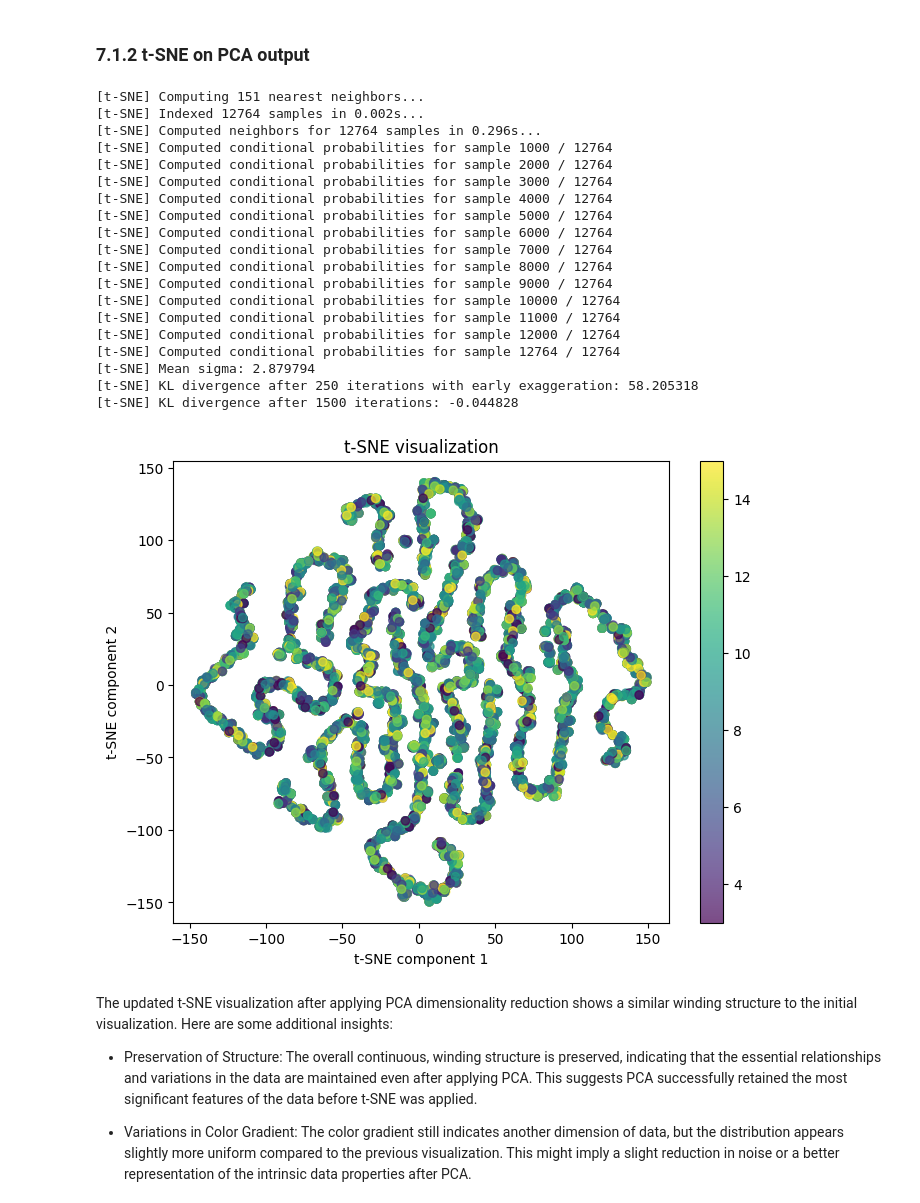
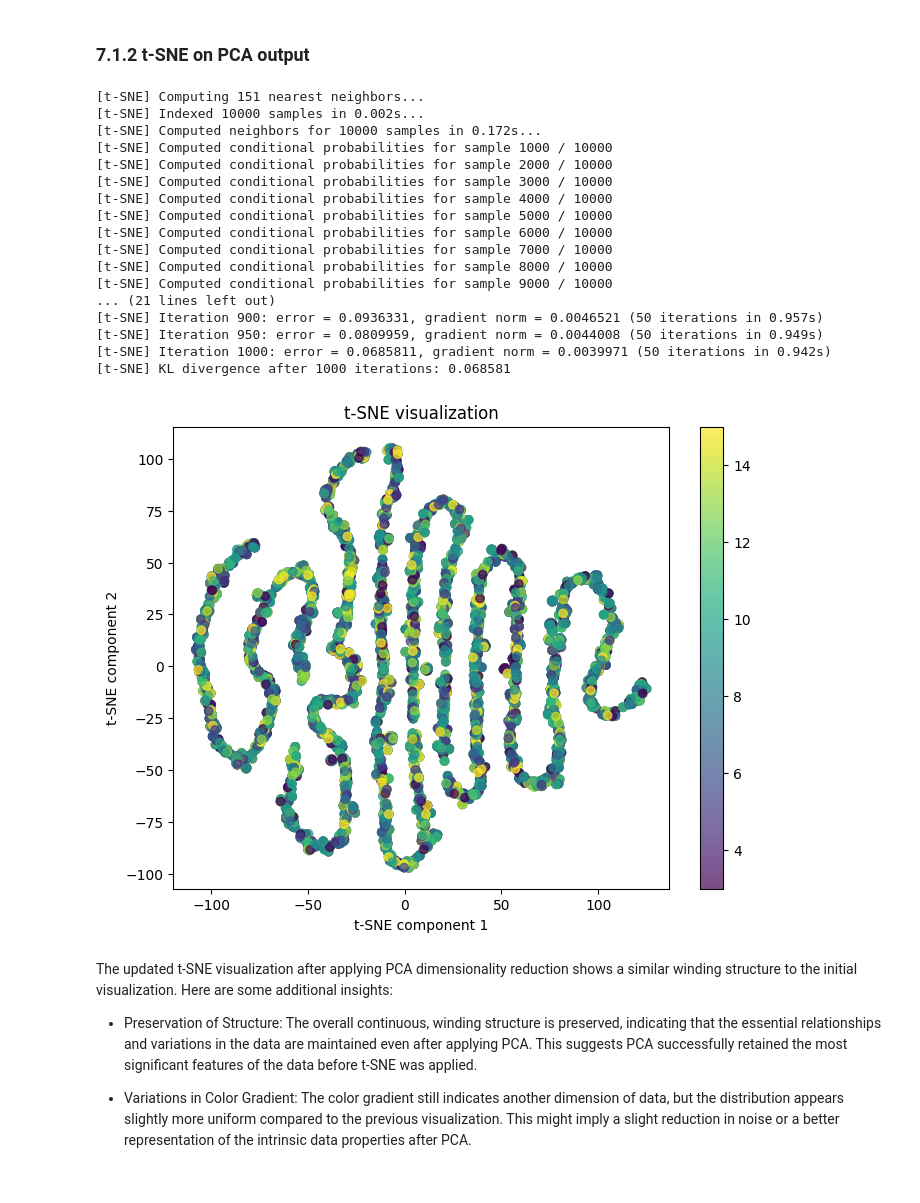
Before and after one commit to LaraN01/DrugData_AdverseEvents, a Jupyter notebook: Notebook_4_models.ipynb, the cells around one changed output. Drawn from its saved outputs; the diff is of its cells as text; code cells hidden in the pictures.

```diff
--- a/Notebook_4_models.ipynb
+++ b/Notebook_4_models.ipynb
@@ -402,6 +425,12 @@ num_cores = multiprocessing.cpu_count()
 print(f"Number of available CPU cores: {num_cores}")
 # %% [output]
 Number of available CPU cores: 96
+# %%
+sample_size = 10000  # Choose an appropriate sample size
+indices = np.random.choice(X_train_preprocessed.shape[0], sample_size, replace=False)
+sampled_X_train = X_train_preprocessed[indices]
+
+# Running on the whole dataset takes too long, we run it on a subset of 100000 samples to see if we'd see clusters
 # %%
 # Parameters for different t-SNE runs
 # params = [
@@ -438,5 +464,5 @@ X_tsne=tsne.fit_transform(X_train_preprocessed)
 # %%
-#sampled_y = y_train.iloc[indices] # Labels for the clusters (1-15 is our risk classes: same color = same class)
+sampled_y = y_train.iloc[indices] # Labels for the clusters (1-15 is our risk classes: same color = same class)
 # %%
 t_SNE_only=plt.figure(figsize=(8, 6))
 t_SNE_only_ax = t_SNE_only.add_subplot(111)
@@ -467,44 +493,45 @@ Overall, this t-SNE plot likely represents a dataset with a complex continuous s
 # Step 1: Reduce dimensions with PCA
 
 pca = PCA(n_components=50)  # Reduce to 50 components or less
-pca_result = pca.fit_transform(X_train_preprocessed)
+pca_result = pca.fit_transform(sampled_X_train)
 # %%
+# Just temp
+tsne=TSNE(n_components=2, perplexity=50, learning_rate=250, n_iter=1000, random_state=42, n_jobs=-1, verbose=2)
+
 # Step 2: Apply t-SNE on the PCA-reduced data
 X_tsne = tsne.fit_transform(pca_result)
 # %% [output]
 [t-SNE] Computing 151 nearest neighbors...
-[t-SNE] Indexed 12764 samples in 0.002s...
-[t-SNE] Computed neighbors for 12764 samples in 0.296s...
-[t-SNE] Computed conditional probabilities for sample 1000 / 12764
-[t-SNE] Computed conditional probabilities for sample 2000 / 12764
-[t-SNE] Computed conditional probabilities for sample 3000 / 12764
-[t-SNE] Computed conditional probabilities for sample 4000 / 12764
-[t-SNE] Computed conditional probabilities for sample 5000 / 12764
-[t-SNE] Computed conditional probabilities for sample 6000 / 12764
-[t-SNE] Computed conditional probabilities for sample 7000 / 12764
-[t-SNE] Computed conditional probabilities for sample 8000 / 12764
-[t-SNE] Computed conditional probabilities for sample 9000 / 12764
-[t-SNE] Computed conditional probabilities for sample 10000 / 12764
-[t-SNE] Computed conditional probabilities for sample 11000 / 12764
-[t-SNE] Computed conditional probabilities for sample 12000 / 12764
-[t-SNE] Computed conditional probabilities for sample 12764 / 12764
-[t-SNE] Mean sigma: 2.879794
-[t-SNE] KL divergence after 250 iterations with early exaggeration: 58.205318
-[t-SNE] KL divergence after 1500 iterations: -0.044828
+[t-SNE] Indexed 10000 samples in 0.002s...
+[t-SNE] Computed neighbors for 10000 samples in 0.172s...
+[t-SNE] Computed conditional probabilities for sample 1000 / 10000
+[t-SNE] Computed conditional probabilities for sample 2000 / 10000
+[t-SNE] Computed conditional probabilities for sample 3000 / 10000
+[t-SNE] Computed conditional probabilities for sample 4000 / 10000
+[t-SNE] Computed conditional probabilities for sample 5000 / 10000
+[t-SNE] Computed conditional probabilities for sample 6000 / 10000
+[t-SNE] Computed conditional probabilities for sample 7000 / 10000
+[t-SNE] Computed conditional probabilities for sample 8000 / 10000
+[t-SNE] Computed conditional probabilities for sample 9000 / 10000
+... (21 lines left out)
+[t-SNE] Iteration 900: error = 0.0936331, gradient norm = 0.0046521 (50 iterations in 0.957s)
+[t-SNE] Iteration 950: error = 0.0809959, gradient norm = 0.0044008 (50 iterations in 0.949s)
+[t-SNE] Iteration 1000: error = 0.0685811, gradient norm = 0.0039971 (50 iterations in 0.942s)
+[t-SNE] KL divergence after 1000 iterations: 0.068581
 # %%
 # Step 3: Plot the results
 labels=y_train
 pca_tsne=plt.figure(figsize=(8, 6))
 pca_tsne_ax=pca_tsne.add_subplot(111)
-scatter_pca_tsne = plt.scatter(X_tsne[:, 0], X_tsne[:, 1], c=y_train, cmap=plt.get_cmap('viridis'), alpha=0.7)
+scatter_pca_tsne = plt.scatter(X_tsne[:, 0], X_tsne[:, 1], c=sampled_y, cmap=plt.get_cmap('viridis'), alpha=0.7)
 pca_tsne.colorbar(scatter_pca_tsne)
 pca_tsne_ax.set_title('t-SNE visualization')
 pca_tsne_ax.set_xlabel('t-SNE component 1')
 pca_tsne_ax.set_ylabel('t-SNE component 2')
-pca_tsne=plt.savefig('/content/drive/MyDrive/CAS_2023/240608_pca_tsne.png')
+pca_tsne=plt.savefig('/content/drive/MyDrive/CAS_2023/drop_dupl_pca_tsne.png')
 plt.show()
 # %% [output]
-[figure, old version]
+[figure, new version]
 # %% [markdown]
 The updated t-SNE visualization after applying PCA dimensionality reduction shows a similar winding structure to the initial visualization. Here are some additional insights:
 
```
Also changed, not shown: parts of 56 cells of this notebook.
